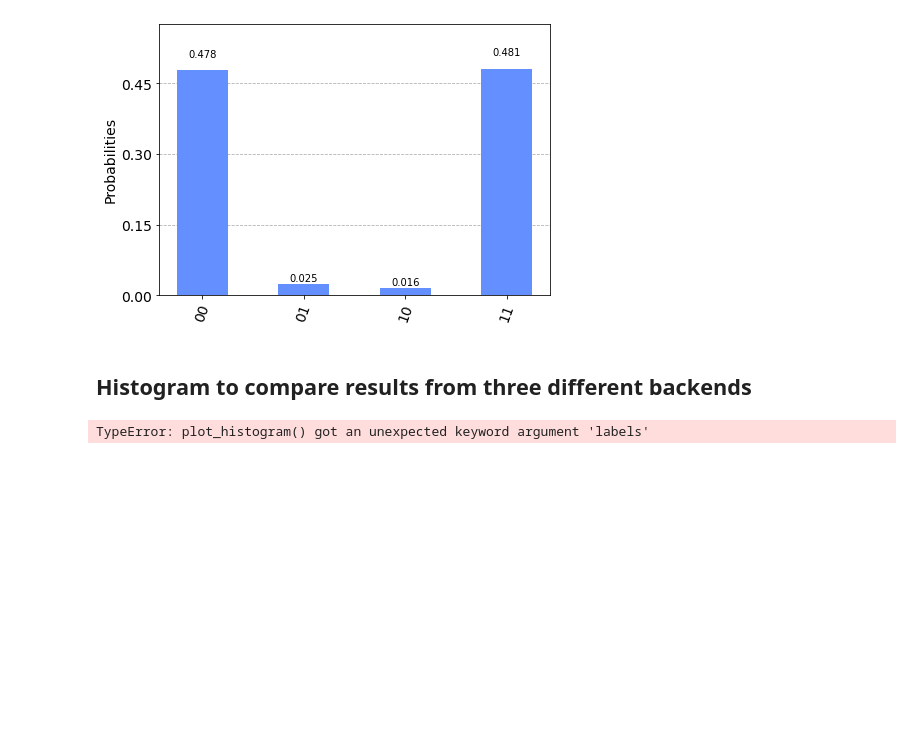
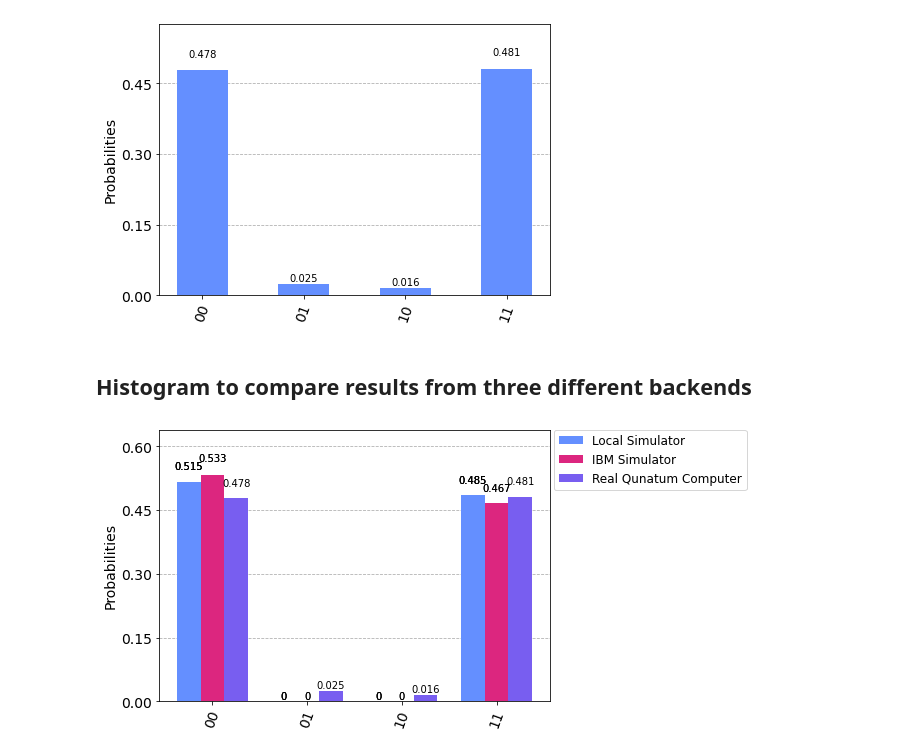
Before and after one commit to theSLWayne/entangled-world, a Jupyter notebook: entangled_world.ipynb, the cells around one changed output. Saved outputs shown, nothing was run; the diff lists cells and outputs as text; code cells hidden in the pictures; blank space fills up the shorter version.

Commit message:
Fixed comparison histogram

```diff
--- a/entangled_world.ipynb
+++ b/entangled_world.ipynb
@@ -171,6 +171,6 @@ plot_histogram(counts_ibm)
 # %% [markdown]
 ## Histogram to compare results from three different backends
 # %%
-plot_histogram([counts_sim_loc, counts_sim_ibm, counts_ibm], labels = ['Local Simulator', 'IBM Simulator', 'Real Qunatum Computer'])
+plot_histogram([counts_sim_loc, counts_sim_ibm, counts_ibm], legend = ['Local Simulator', 'IBM Simulator', 'Real Qunatum Computer'])
 # %% [output]
-TypeError: plot_histogram() got an unexpected keyword argument 'labels'
+[figure, added]
```
